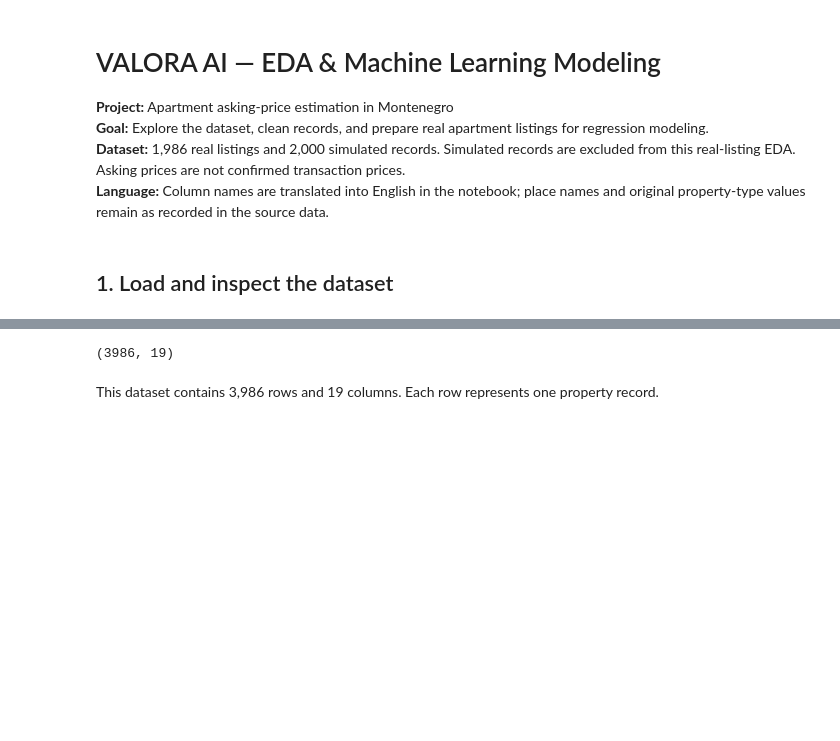
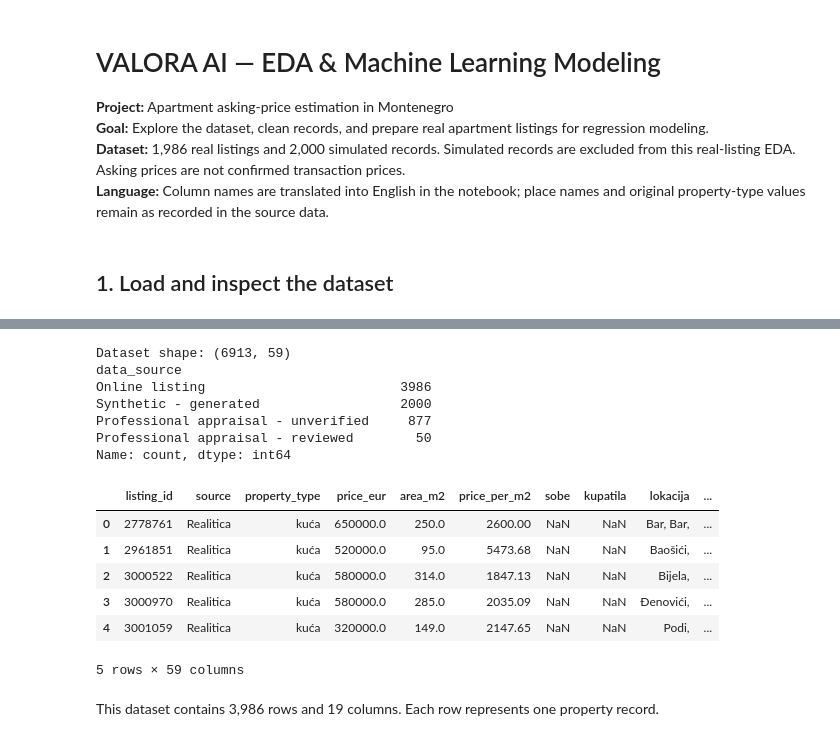
Before and after one commit to azvicer-a11y/dsb_capstone, a Jupyter notebook: Valora_AI_EDA_English - continued.ipynb, the cells around one changed output, grey strips where cells are left out. Drawn from its saved outputs; the diff is of its cells as text; code cells hidden in the pictures; blank space fills up the shorter version.

```diff
--- a/Valora_AI_EDA_English - continued.ipynb
+++ b/Valora_AI_EDA_English - continued.ipynb
@@ -21,12 +21,39 @@ Saving Valora_AI_Dataset.csv to Valora_AI_Dataset.csv
 # %%
 # Read the dataset
-filename = next(iter(uploaded))
-df = pd.read_csv(filename)
-# Use English column names throughout the notebook
-df = df.rename(columns={'izvor': 'source', 'tip': 'property_type', 'cijena_eur': 'price_eur', 'povrsina_m2': 'area_m2', 'cijena_po_m2': 'price_per_m2_original', 'sobe': 'bedrooms', 'kupatila': 'bathrooms', 'lokacija': 'location', 'grad': 'city', 'naslov': 'title', 'opis': 'description', 'provjera': 'verification'})
-df.shape
+
+# Load the updated Valora AI dataset
+import pandas as pd
+
+df = pd.read_csv("/content/VALORA_AI_FINAL_COLAB.csv")
+
+# Rename columns to English where needed
+df = df.rename(columns={
+    "izvor": "source",
+    "tip": "property_type",
+    "grad": "city",
+    "cijena_eur": "price_eur",
+    "povrsina_m2": "area_m2",
+    "cijena_po_m2": "price_per_m2"
+})
+
+print("Dataset shape:", df.shape)
+print(df["data_source"].value_counts())
+df.head()
 # %% [output]
-(3986, 19)
+Dataset shape: (6913, 59)
+data_source
+Online listing                         3986
+Synthetic - generated                  2000
+Professional appraisal - unverified     877
+Professional appraisal - reviewed        50
+Name: count, dtype: int64
+|  | listing_id | source | property_type | price_eur | area_m2 | price_per_m2 | sobe | kupatila | lokacija | ... |
+| 0 | 2778761 | Realitica | kuća | 650000.0 | 250.0 | 2600.00 | NaN | NaN | Bar, Bar, | ... |
+| 1 | 2961851 | Realitica | kuća | 520000.0 | 95.0 | 5473.68 | NaN | NaN | Baošići, | ... |
+| 2 | 3000522 | Realitica | kuća | 580000.0 | 314.0 | 1847.13 | NaN | NaN | Bijela, | ... |
+| 3 | 3000970 | Realitica | kuća | 580000.0 | 285.0 | 2035.09 | NaN | NaN | Đenovići, | ... |
+| 4 | 3001059 | Realitica | kuća | 320000.0 | 149.0 | 2147.65 | NaN | NaN | Podi, | ... |
+5 rows × 59 columns
 # %% [markdown]
 This dataset contains 3,986 rows and 19 columns. Each row represents one property record.
 # %%
```
Also changed, not shown: parts of 1 cell of this notebook.
